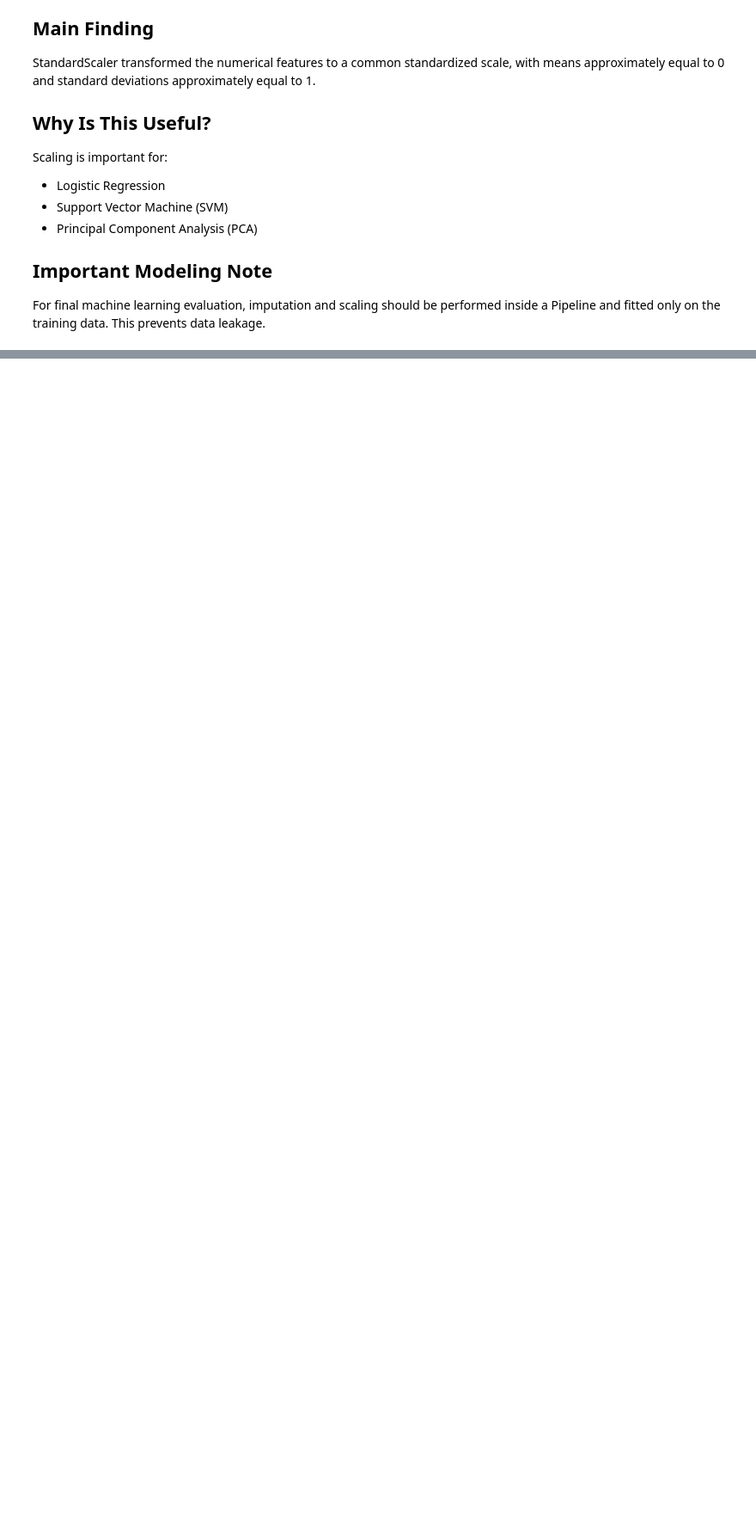
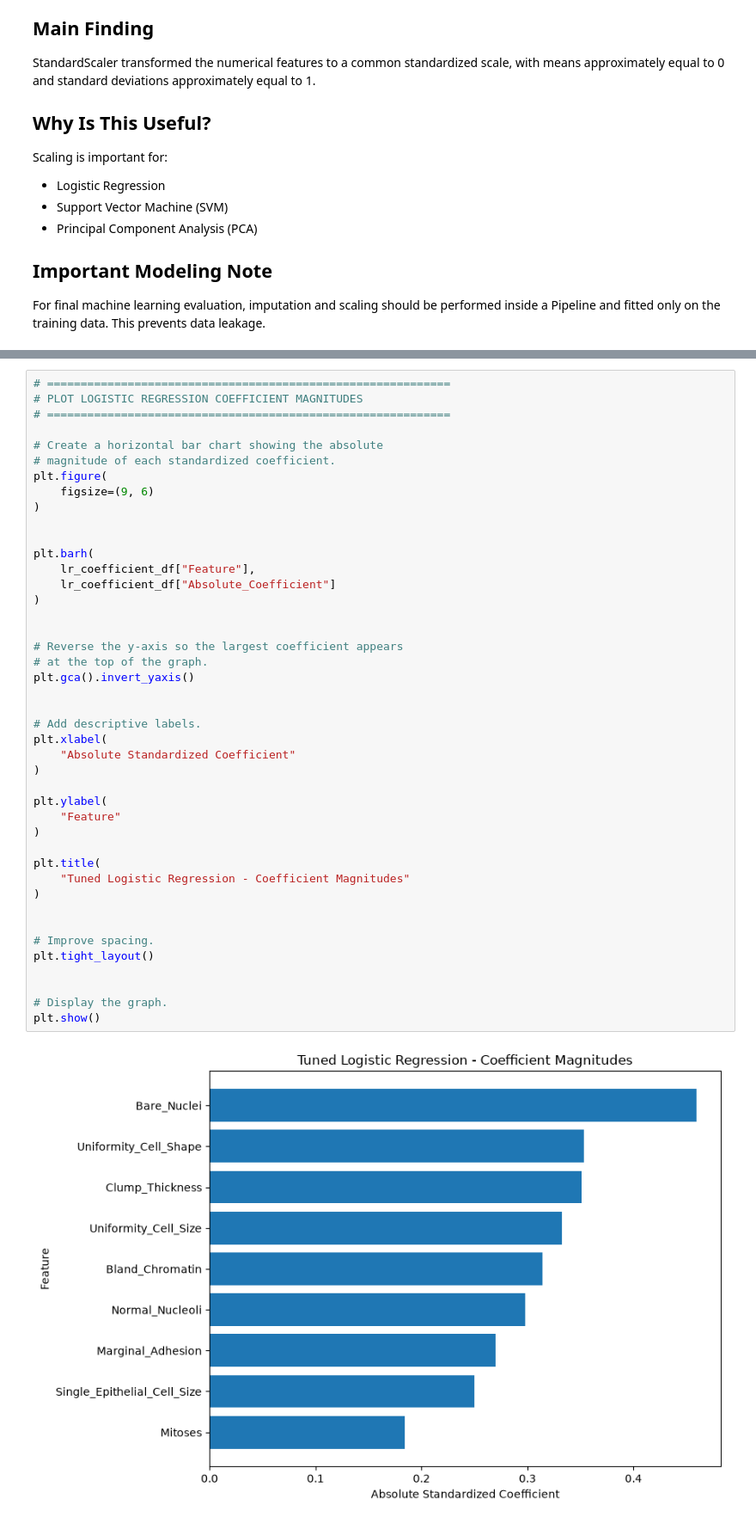
Before and after one commit to N-Amasha/Breast-Cancer-Classification, a Jupyter notebook: MEMBER_04/notebook.ipynb, the cells around one changed output, grey strips where cells are left out. Shown at 86% size. Drawn from its saved outputs; the diff is of its cells as text; blank space fills up the shorter version.

Commit message:
Add Member 04 Logistic Regression final evaluation

```diff
--- a/MEMBER_04/notebook.ipynb
+++ b/MEMBER_04/notebook.ipynb
@@ -458,0 +2003,45 @@ For final machine learning evaluation, imputation and scaling should be performe
+# %%
+# ============================================================
+# PLOT LOGISTIC REGRESSION COEFFICIENT MAGNITUDES
+# ============================================================
+
+# Create a horizontal bar chart showing the absolute
+# magnitude of each standardized coefficient.
+plt.figure(
+    figsize=(9, 6)
+)
+
+
+plt.barh(
+    lr_coefficient_df["Feature"],
+    lr_coefficient_df["Absolute_Coefficient"]
+)
+
+
+# Reverse the y-axis so the largest coefficient appears
+# at the top of the graph.
+plt.gca().invert_yaxis()
+
+
+# Add descriptive labels.
+plt.xlabel(
+    "Absolute Standardized Coefficient"
+)
+
+plt.ylabel(
+    "Feature"
+)
+
+plt.title(
+    "Tuned Logistic Regression - Coefficient Magnitudes"
+)
+
+
+# Improve spacing.
+plt.tight_layout()
+
+
+# Display the graph.
+plt.show()
+# %% [output]
+[figure, added]
```
Also changed, not shown: parts of 31 cells of this notebook, 5 other files.
